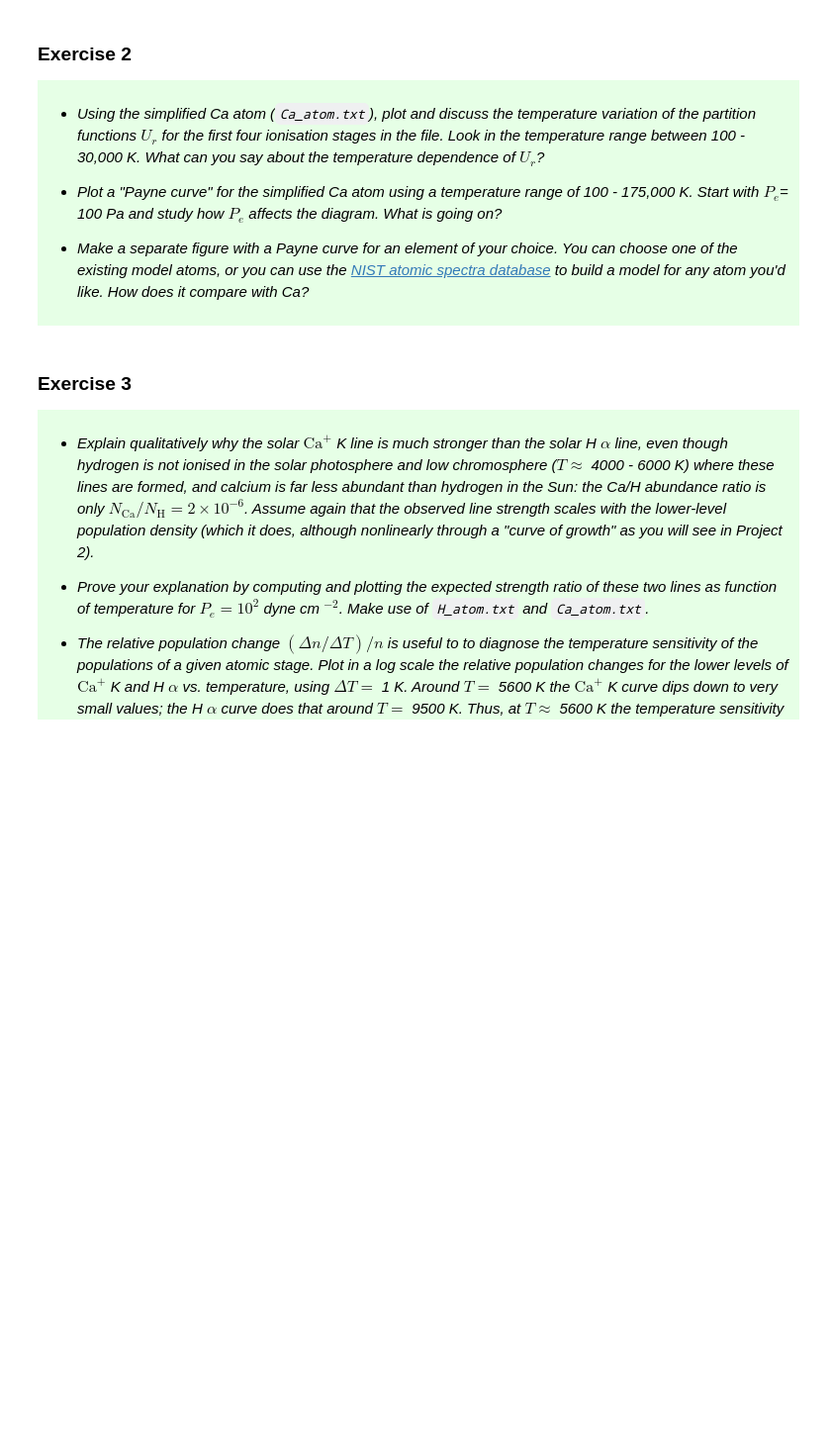
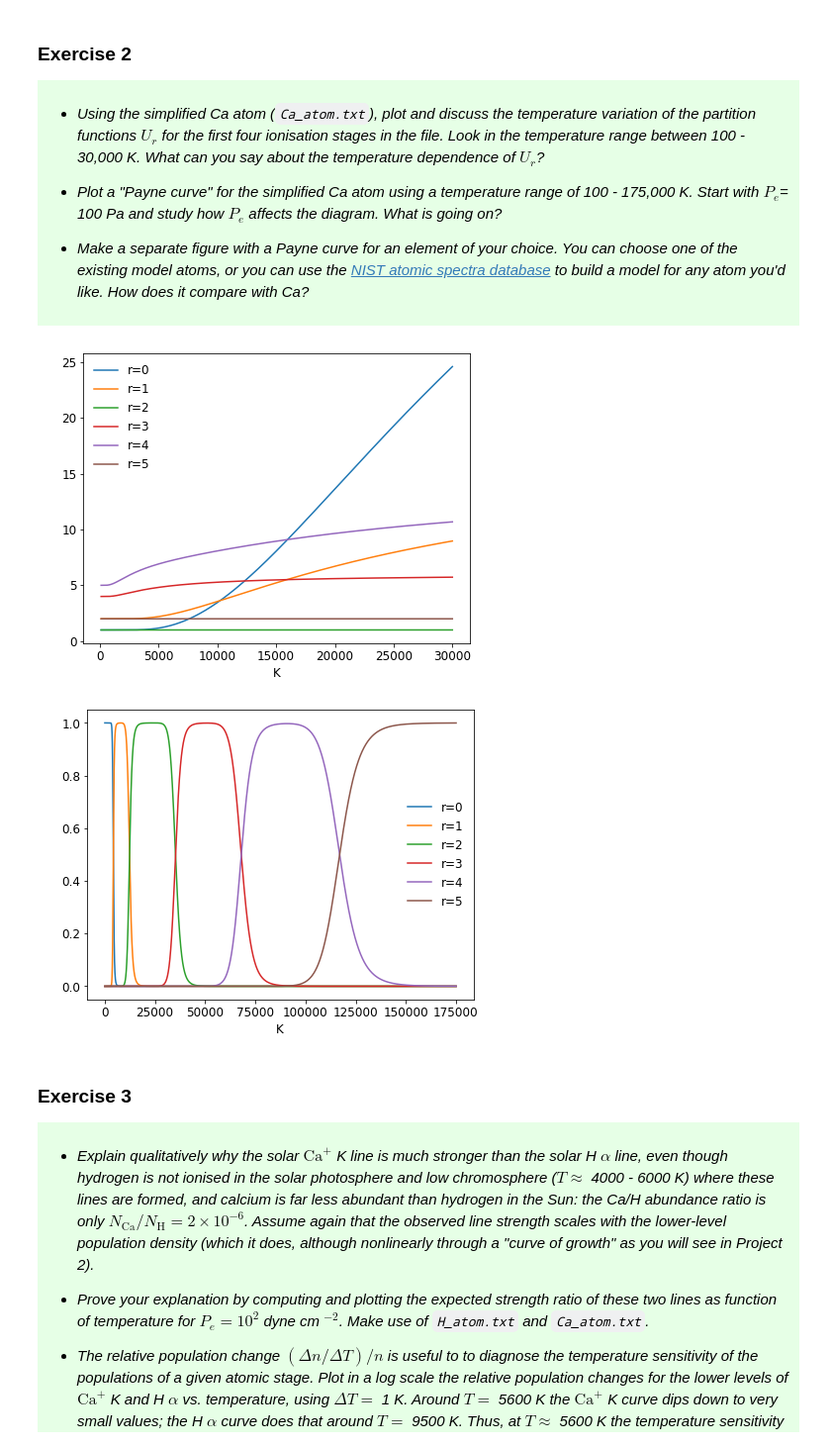
Before and after one commit to Vikenes/AST4310_project1, a Jupyter notebook: p1_assignment.ipynb, the cells around one changed output. Shown at 99% size. Drawn from its saved outputs; the diff is of its cells as text; code cells hidden in the pictures; blank space fills up the shorter version.

```diff
--- a/p1_assignment.ipynb
+++ b/p1_assignment.ipynb
@@ -239,36 +257,39 @@ class Atom:
         electron_pressure: astropy.units.quantity (scalar)
             Electron pressure in units of Pa or equivalent.
         """
         return (self.compute_excitation(temperature) *
                 self.compute_ionisation(temperature, electron_pressure)[:, np.newaxis])
 
 
 
 
 def plot_partition_function():
     T = np.linspace(100 * units.K, int(30e3) * units.K, int(1e5))
     U_r = Ca.compute_partition_function(temperature=T)
     for r in range(6):
         plt.plot(T, U_r[r], label=f'r={r:.0f}')
     plt.legend()
     plt.show()
 
 def plot_population():
     T = np.linspace(100 * units.K, int(175e3) * units.K, int(1e5))
     P_e = 13 * units.Pa
     ci = Ca.compute_populations(temperature=T, electron_pressure=P_e)
     for i in range(6):
-        plt.plot(T, np.nansum(ci[i], axis=0), label=f'{i}')
+        plt.plot(T, np.nansum(ci[i], axis=0), label=f'r={i}')
     plt.legend()
     # plt.yscale('log')
     # plt.ylim(1e-8, 1.1)
     plt.show()
 
 
 
 Ca = Atom("data/Ca_atom.txt")
-# plot_partition_function()
-# plot_population()
+plot_partition_function()
+plot_population()
+# %% [output]
+[figure, added]
+[figure, added]
 # %% [markdown]
 ### Exercise 3
 
```
Also changed, not shown: parts of 7 cells of this notebook.
